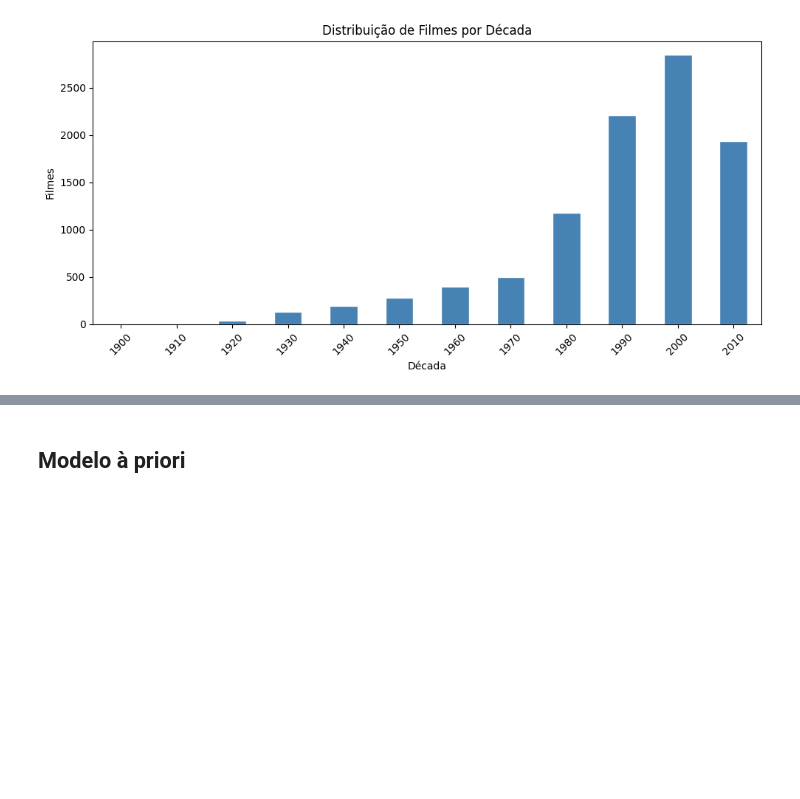
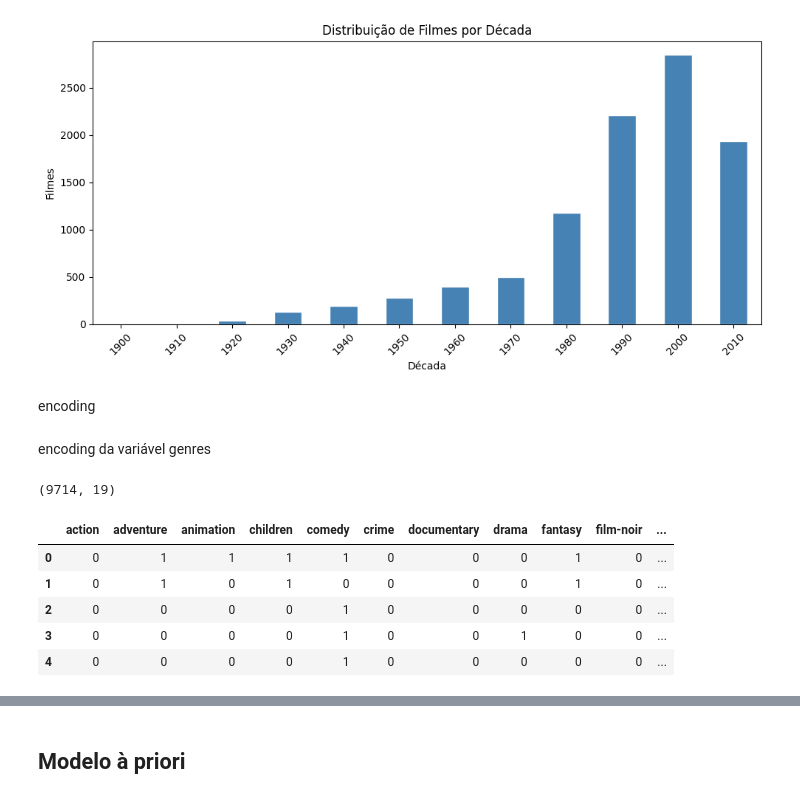
Before and after one commit to rafaelaferr04/ml-latest-small, a Jupyter notebook: ml-latest-small/Notebook_MovieLens.ipynb, the cells around one changed output, grey strips where cells are left out. Drawn from its saved outputs; the diff is of its cells as text; code cells hidden in the pictures; blank space fills up the shorter version.

```diff
--- a/ml-latest-small/Notebook_MovieLens.ipynb
+++ b/ml-latest-small/Notebook_MovieLens.ipynb
@@ -445,3 +445,26 @@ plt.tight_layout()
 plt.show()
 # %% [output]
 [figure]
+# %% [markdown]
+encoding
+# %% [markdown]
+encoding da variável genres
+# %%
+from mlxtend.preprocessing import TransactionEncoder
+
+genres = movies['genres'].tolist()   # lista de tuplas de géneros
+
+encoder = TransactionEncoder()
+genres_encoded = encoder.fit_transform(genres)          # True/False
+genres_df = pd.DataFrame(genres_encoded.astype(int), columns=encoder.columns_)
+
+print(genres_df.shape)   # (9714, 19)
+genres_df.head()
+# %% [output]
+(9714, 19)
+|  | action | adventure | animation | children | comedy | crime | documentary | drama | fantasy | film-noir | ... |
+| 0 | 0 | 1 | 1 | 1 | 1 | 0 | 0 | 0 | 1 | 0 | ... |
+| 1 | 0 | 1 | 0 | 1 | 0 | 0 | 0 | 0 | 1 | 0 | ... |
+| 2 | 0 | 0 | 0 | 0 | 1 | 0 | 0 | 0 | 0 | 0 | ... |
+| 3 | 0 | 0 | 0 | 0 | 1 | 0 | 0 | 1 | 0 | 0 | ... |
+| 4 | 0 | 0 | 0 | 0 | 1 | 0 | 0 | 0 | 0 | 0 | ... |
```
Also changed, not shown: parts of 16 cells of this notebook.
